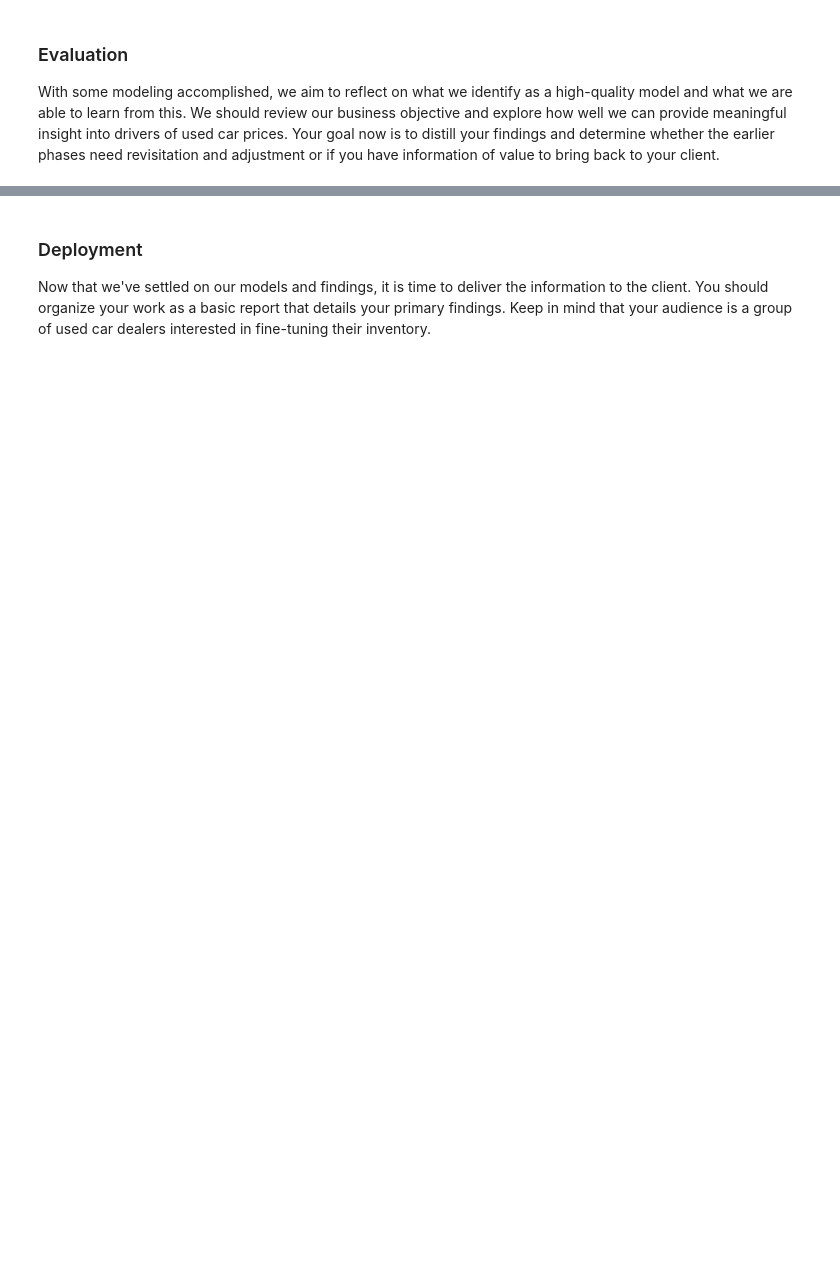
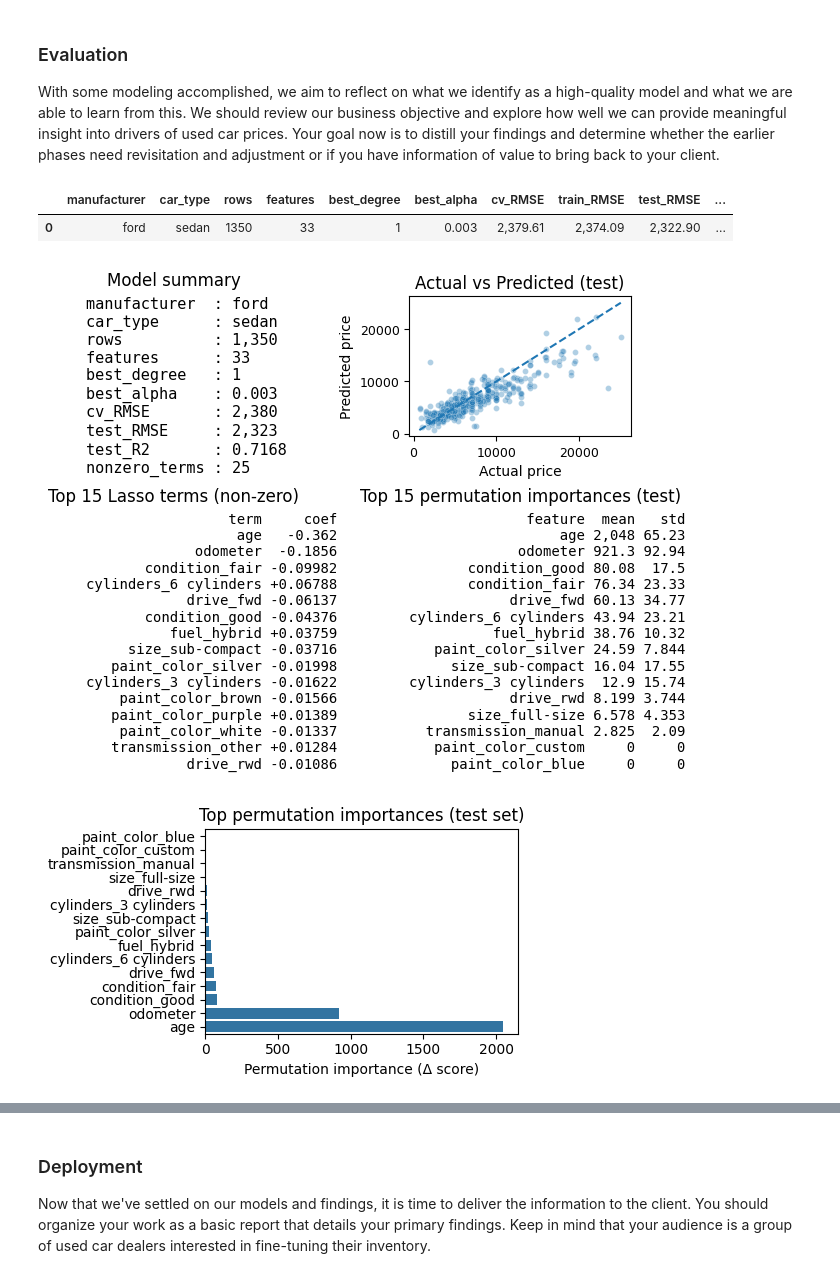
Before and after one commit to grzesadam/what-drives-the-price-of-a-car, a Jupyter notebook: prompt_II.ipynb, the cells around one changed output, grey strips where cells are left out. Drawn from its saved outputs; the diff is of its cells as text; code cells hidden in the pictures; blank space fills up the shorter version.

```diff
--- a/prompt_II.ipynb
+++ b/prompt_II.ipynb
@@ -92,3 +891,10 @@ With your (almost?) final dataset in hand, it is now time to build some models.
 ### Evaluation
 
 With some modeling accomplished, we aim to reflect on what we identify as a high-quality model and what we are able to learn from this.  We should review our business objective and explore how well we can provide meaningful insight into drivers of used car prices.  Your goal now is to distill your findings and determine whether the earlier phases need revisitation and adjustment or if you have information of value to bring back to your client.
+# %%
+results_ford_sedan = analyse_manufacturer_type(df_raw, manufacturer="ford", car_type="sedan")
+# %% [output]
+|  | manufacturer | car_type | rows | features | best_degree | best_alpha | cv_RMSE | train_RMSE | test_RMSE | ... |
+| 0 | ford | sedan | 1350 | 33 | 1 | 0.003 | 2,379.61 | 2,374.09 | 2,322.90 | ... |
+[figure, added]
+[figure, added]
```
Also changed, not shown: parts of 46 cells of this notebook, 3 other files.
